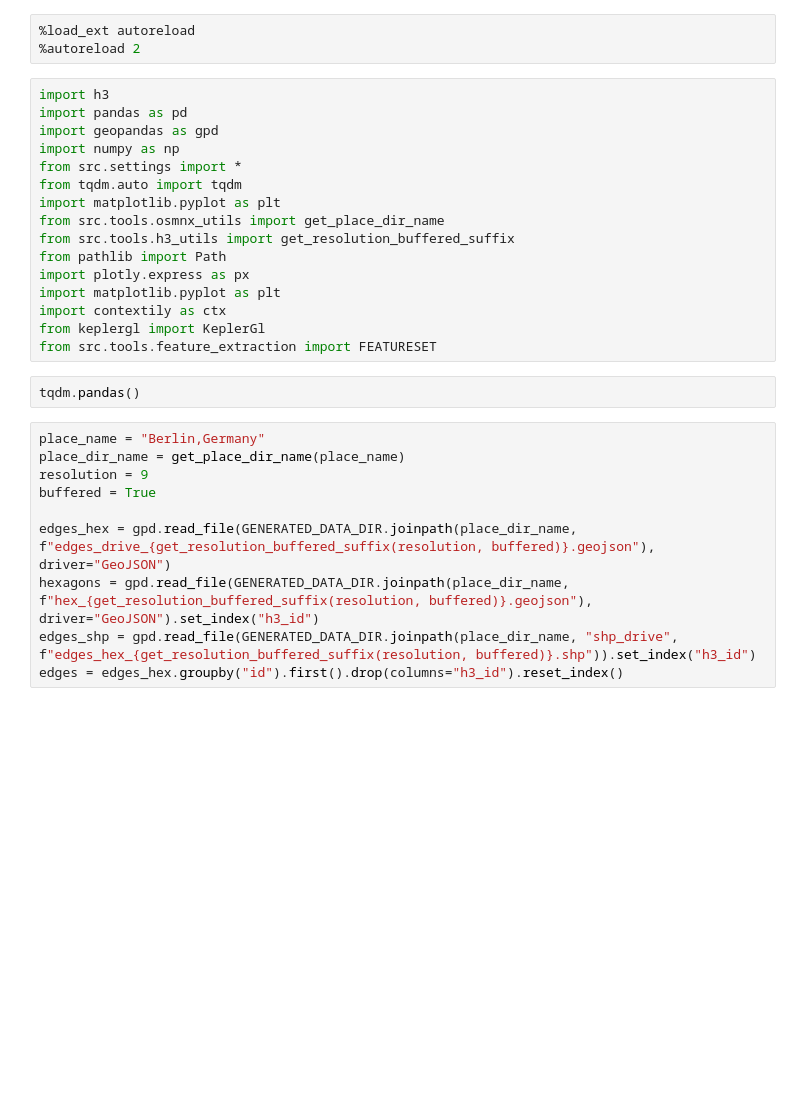
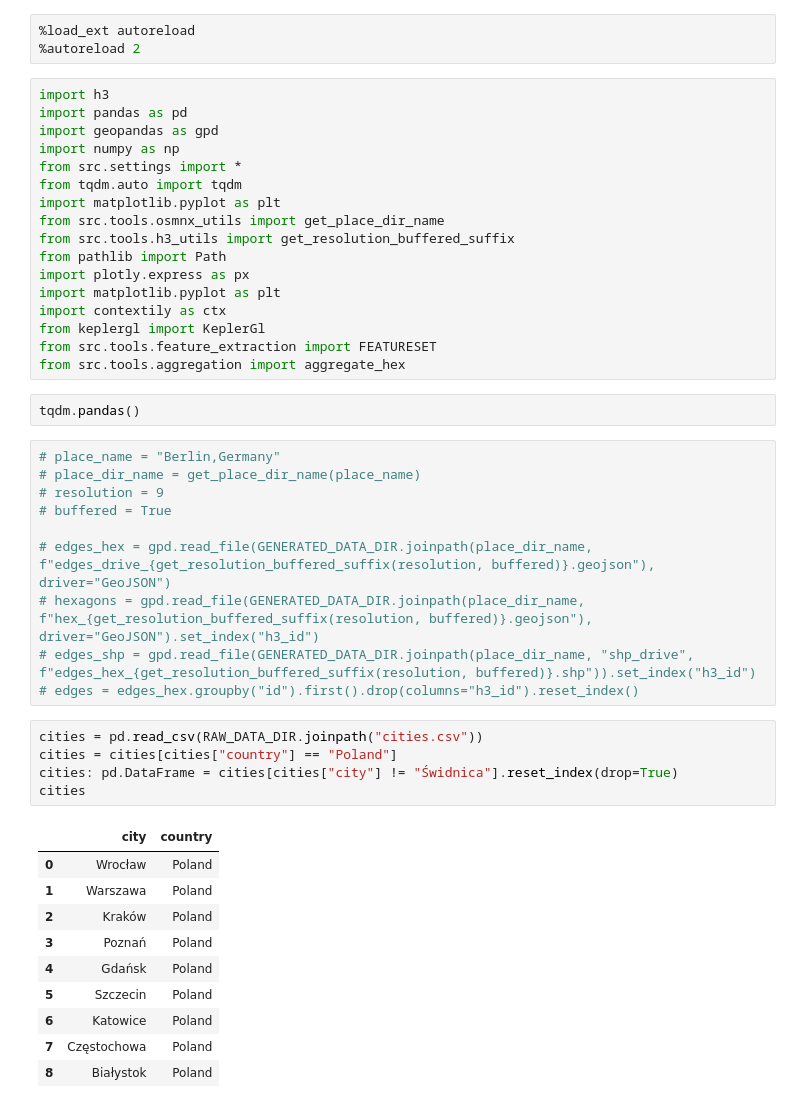
Before and after one commit to Calychas/highway2vec, a Jupyter notebook: notebooks/explorative.ipynb, the cells around one changed output. Drawn from its saved outputs; the diff is of its cells as text; blank space fills up the shorter version.

```diff
--- a/notebooks/explorative.ipynb
+++ b/notebooks/explorative.ipynb
@@ -17,15 +17,32 @@ import matplotlib.pyplot as plt
 import contextily as ctx
 from keplergl import KeplerGl
 from src.tools.feature_extraction import FEATURESET
+from src.tools.aggregation import aggregate_hex
 # %%
 tqdm.pandas()
 # %%
-place_name = "Berlin,Germany"
-place_dir_name = get_place_dir_name(place_name)
-resolution = 9
-buffered = True
+# place_name = "Berlin,Germany"
+# place_dir_name = get_place_dir_name(place_name)
+# resolution = 9
+# buffered = True
 
-edges_hex = gpd.read_file(GENERATED_DATA_DIR.joinpath(place_dir_name, f"edges_drive_{get_resolution_buffered_suffix(resolution, buffered)}.geojson"), driver="GeoJSON")
-hexagons = gpd.read_file(GENERATED_DATA_DIR.joinpath(place_dir_name, f"hex_{get_resolution_buffered_suffix(resolution, buffered)}.geojson"), driver="GeoJSON").set_index("h3_id")
-edges_shp = gpd.read_file(GENERATED_DATA_DIR.joinpath(place_dir_name, "shp_drive", f"edges_hex_{get_resolution_buffered_suffix(resolution, buffered)}.shp")).set_index("h3_id")
-edges = edges_hex.groupby("id").first().drop(columns="h3_id").reset_index()
+# edges_hex = gpd.read_file(GENERATED_DATA_DIR.joinpath(place_dir_name, f"edges_drive_{get_resolution_buffered_suffix(resolution, buffered)}.geojson"), driver="GeoJSON")
+# hexagons = gpd.read_file(GENERATED_DATA_DIR.joinpath(place_dir_name, f"hex_{get_resolution_buffered_suffix(resolution, buffered)}.geojson"), driver="GeoJSON").set_index("h3_id")
+# edges_shp = gpd.read_file(GENERATED_DATA_DIR.joinpath(place_dir_name, "shp_drive", f"edges_hex_{get_resolution_buffered_suffix(resolution, buffered)}.shp")).set_index("h3_id")
+# edges = edges_hex.groupby("id").first().drop(columns="h3_id").reset_index()
+# %%
+cities = pd.read_csv(RAW_DATA_DIR.joinpath("cities.csv"))
+cities = cities[cities["country"] == "Poland"]
+cities: pd.DataFrame = cities[cities["city"] != "Świdnica"].reset_index(drop=True)
+cities
+# %% [output]
+|  | city | country |
+| 0 | Wrocław | Poland |
+| 1 | Warszawa | Poland |
+| 2 | Kraków | Poland |
+| 3 | Poznań | Poland |
+| 4 | Gdańsk | Poland |
+| 5 | Szczecin | Poland |
+| 6 | Katowice | Poland |
+| 7 | Częstochowa | Poland |
+| 8 | Białystok | Poland |
```
Also changed, not shown: parts of 5 cells of this notebook, 2 other files.
